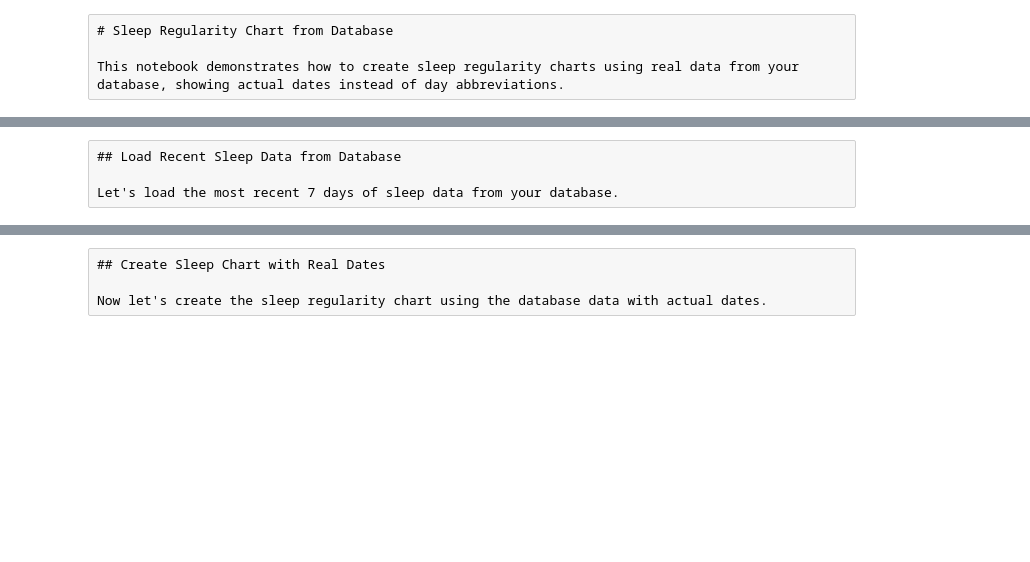
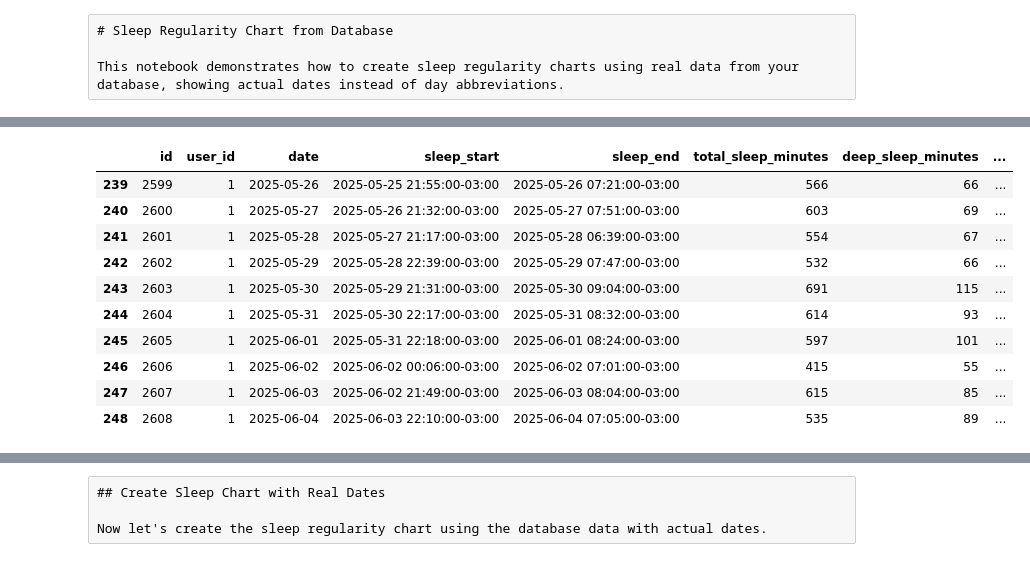
Before and after one commit to michel8195/healthdatabase, a Jupyter notebook: notebooks/sleep_chart_database.ipynb, the cells around one changed output, grey strips where cells are left out. Saved outputs shown, nothing was run; the diff lists cells and outputs as text; code cells hidden in the pictures; blank space fills up the shorter version.

```diff
--- a/notebooks/sleep_chart_database.ipynb
+++ b/notebooks/sleep_chart_database.ipynb
@@ -18,4 +33,14 @@ from visualization.sleep_utils import calculate_sleep_metrics
-# %% [raw]
-## Load Recent Sleep Data from Database
-
-Let's load the most recent 7 days of sleep data from your database.
+# %%
+df.sort_values('date').tail(10)
+# %% [output]
+|  | id | user_id | date | sleep_start | sleep_end | total_sleep_minutes | deep_sleep_minutes | ... |
+| 239 | 2599 | 1 | 2025-05-26 | 2025-05-25 21:55:00-03:00 | 2025-05-26 07:21:00-03:00 | 566 | 66 | ... |
+| 240 | 2600 | 1 | 2025-05-27 | 2025-05-26 21:32:00-03:00 | 2025-05-27 07:51:00-03:00 | 603 | 69 | ... |
+| 241 | 2601 | 1 | 2025-05-28 | 2025-05-27 21:17:00-03:00 | 2025-05-28 06:39:00-03:00 | 554 | 67 | ... |
+| 242 | 2602 | 1 | 2025-05-29 | 2025-05-28 22:39:00-03:00 | 2025-05-29 07:47:00-03:00 | 532 | 66 | ... |
+| 243 | 2603 | 1 | 2025-05-30 | 2025-05-29 21:31:00-03:00 | 2025-05-30 09:04:00-03:00 | 691 | 115 | ... |
+| 244 | 2604 | 1 | 2025-05-31 | 2025-05-30 22:17:00-03:00 | 2025-05-31 08:32:00-03:00 | 614 | 93 | ... |
+| 245 | 2605 | 1 | 2025-06-01 | 2025-05-31 22:18:00-03:00 | 2025-06-01 08:24:00-03:00 | 597 | 101 | ... |
+| 246 | 2606 | 1 | 2025-06-02 | 2025-06-02 00:06:00-03:00 | 2025-06-02 07:01:00-03:00 | 415 | 55 | ... |
+| 247 | 2607 | 1 | 2025-06-03 | 2025-06-02 21:49:00-03:00 | 2025-06-03 08:04:00-03:00 | 615 | 85 | ... |
+| 248 | 2608 | 1 | 2025-06-04 | 2025-06-03 22:10:00-03:00 | 2025-06-04 07:05:00-03:00 | 535 | 89 | ... |
```
Also changed, not shown: parts of 9 cells of this notebook.
